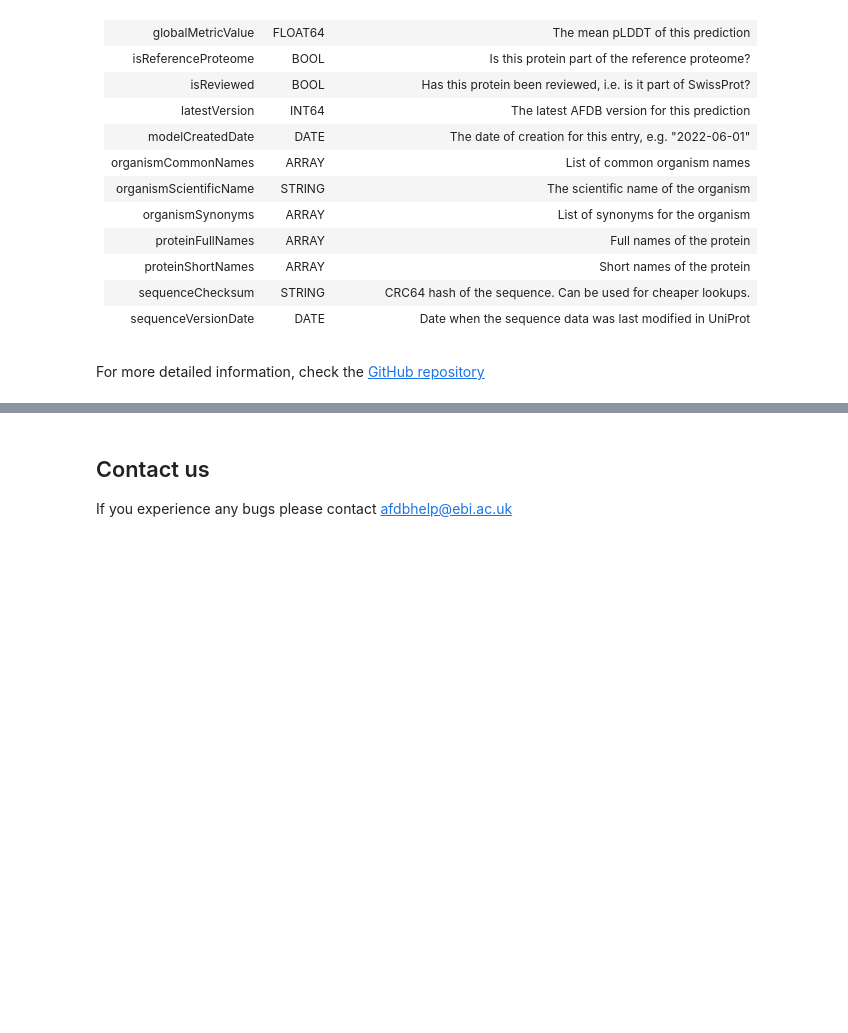
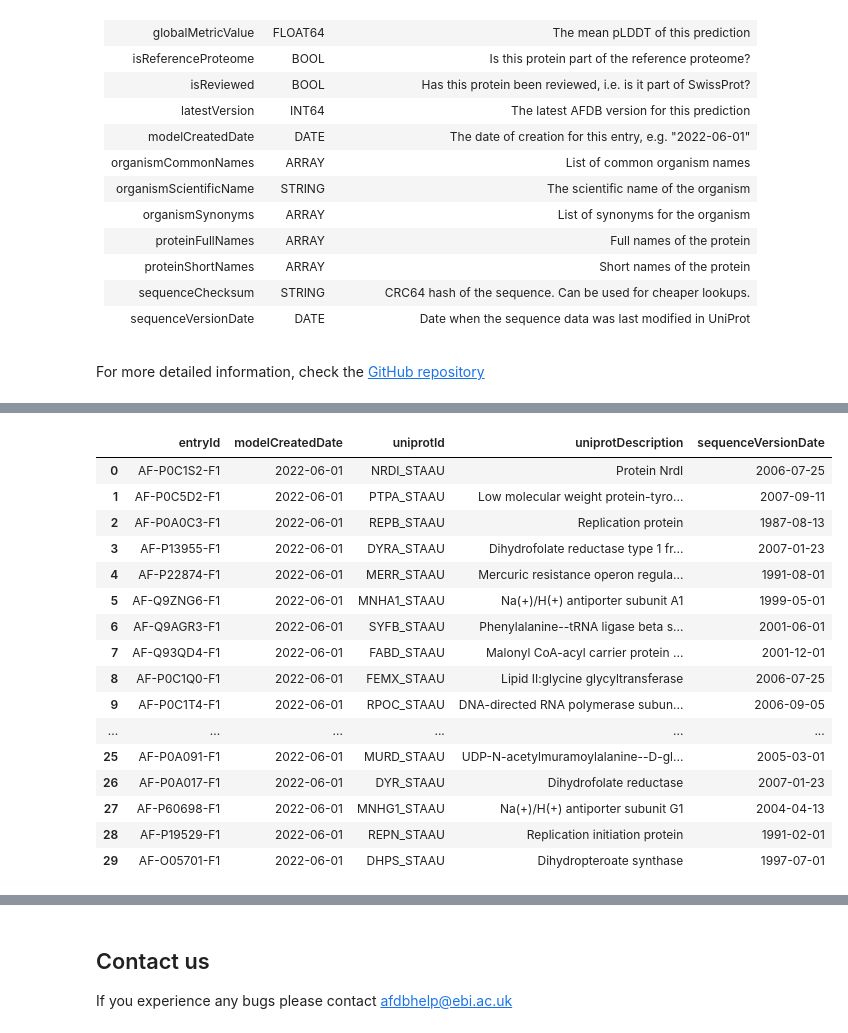
Before and after one commit to paulynamagana/AFDB_notebooks, a Jupyter notebook: AFDB_BigQuery.ipynb, the cells around one changed output, grey strips where cells are left out. Cells and saved outputs as stored; diff of their text form; code cells hidden in the pictures; blank space fills up the shorter version.

```diff
--- a/AFDB_BigQuery.ipynb
+++ b/AFDB_BigQuery.ipynb
@@ -299 +313,41 @@ df =execute_bigquery_and_create_dataframe(query)
 The next query involves creating subsets of proteins according to various criteria. For example, the next query below only includes proteins from *Homo sapiens* for which over half the residues are confident or better (>70 pLDDT).
+# %%
+# Define the SQL query with a LIMIT clause to retrieve specific columns
+query = """
+    SELECT
+        entryId,                   -- The AFDB entry ID, e.g. "AF-Q1HGU3-F1"
+        modelCreatedDate,          -- The date of creation for this entry, e.g. "2022-06-01"
+        uniprotId,                 -- UniProt ID
+        uniprotDescription,        -- UniProt description
+        sequenceVersionDate        -- Date when the sequence data was last modified in UniProt
+    FROM
+        bigquery-public-data.deepmind_alphafold.metadata
+
+    WHERE
+        organismScientificName = "Staphylococcus aureus"   -- Filter by organism
+        AND (fractionPlddtVeryHigh + fractionPlddtConfident) > 0.5   -- Filter by pLDDT
+        AND isReviewed IS True    -- Filter by reviewed entries
+    LIMIT
+        30   -- Limit the number of results to 30
+"""
+
+# Execute the BigQuery query and create a DataFrame
+df = execute_bigquery_and_create_dataframe(query)
+# %% [output]
+|  | entryId | modelCreatedDate | uniprotId | uniprotDescription | sequenceVersionDate |
+| 0 | AF-P0C1S2-F1 | 2022-06-01 | NRDI_STAAU | Protein NrdI | 2006-07-25 |
+| 1 | AF-P0C5D2-F1 | 2022-06-01 | PTPA_STAAU | Low molecular weight protein-tyro... | 2007-09-11 |
+| 2 | AF-P0A0C3-F1 | 2022-06-01 | REPB_STAAU | Replication protein | 1987-08-13 |
+| 3 | AF-P13955-F1 | 2022-06-01 | DYRA_STAAU | Dihydrofolate reductase type 1 fr... | 2007-01-23 |
+| 4 | AF-P22874-F1 | 2022-06-01 | MERR_STAAU | Mercuric resistance operon regula... | 1991-08-01 |
+| 5 | AF-Q9ZNG6-F1 | 2022-06-01 | MNHA1_STAAU | Na(+)/H(+) antiporter subunit A1 | 1999-05-01 |
+| 6 | AF-Q9AGR3-F1 | 2022-06-01 | SYFB_STAAU | Phenylalanine--tRNA ligase beta s... | 2001-06-01 |
+| 7 | AF-Q93QD4-F1 | 2022-06-01 | FABD_STAAU | Malonyl CoA-acyl carrier protein ... | 2001-12-01 |
+| 8 | AF-P0C1Q0-F1 | 2022-06-01 | FEMX_STAAU | Lipid II:glycine glycyltransferase | 2006-07-25 |
+| 9 | AF-P0C1T4-F1 | 2022-06-01 | RPOC_STAAU | DNA-directed RNA polymerase subun... | 2006-09-05 |
+| ... | ... | ... | ... | ... | ... |
+| 25 | AF-P0A091-F1 | 2022-06-01 | MURD_STAAU | UDP-N-acetylmuramoylalanine--D-gl... | 2005-03-01 |
+| 26 | AF-P0A017-F1 | 2022-06-01 | DYR_STAAU | Dihydrofolate reductase | 2007-01-23 |
+| 27 | AF-P60698-F1 | 2022-06-01 | MNHG1_STAAU | Na(+)/H(+) antiporter subunit G1 | 2004-04-13 |
+| 28 | AF-P19529-F1 | 2022-06-01 | REPN_STAAU | Replication initiation protein | 1991-02-01 |
+| 29 | AF-O05701-F1 | 2022-06-01 | DHPS_STAAU | Dihydropteroate synthase | 1997-07-01 |
```
Also changed, not shown: parts of 18 cells of this notebook.
